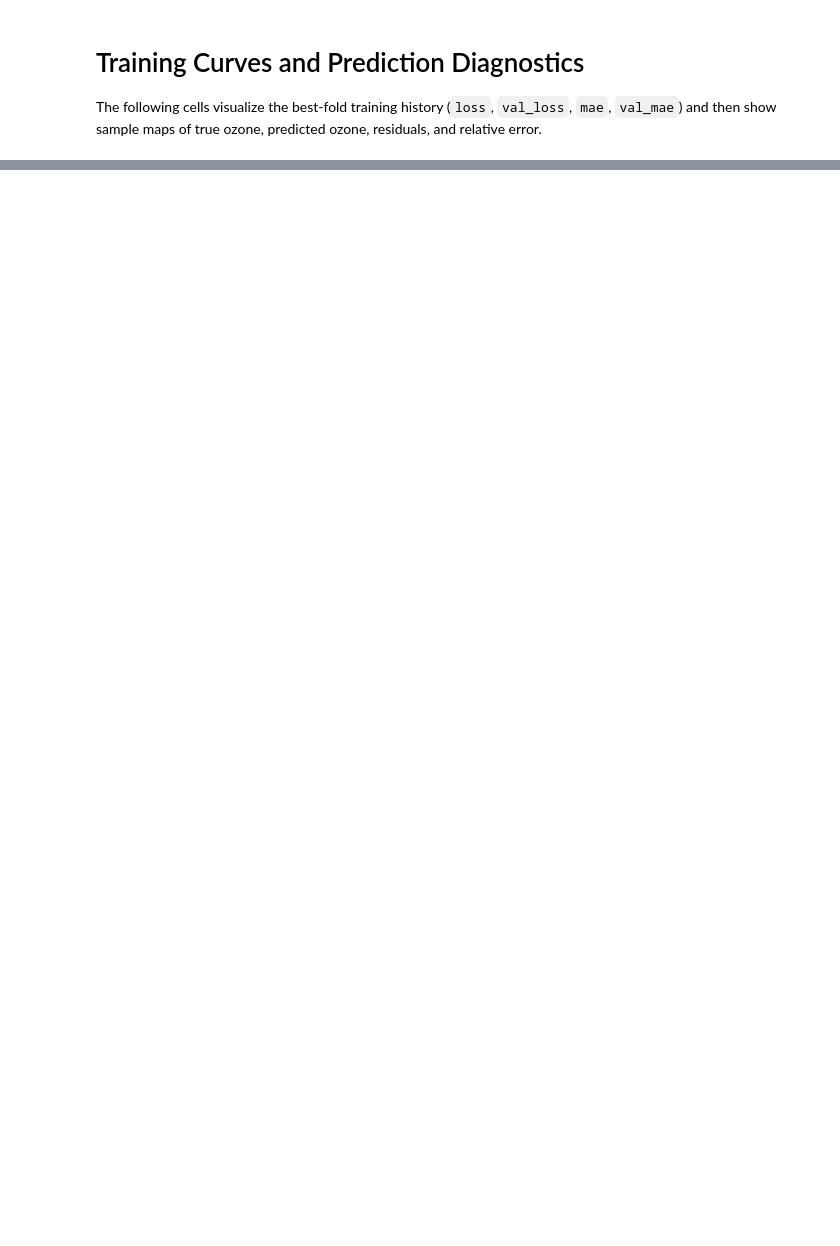
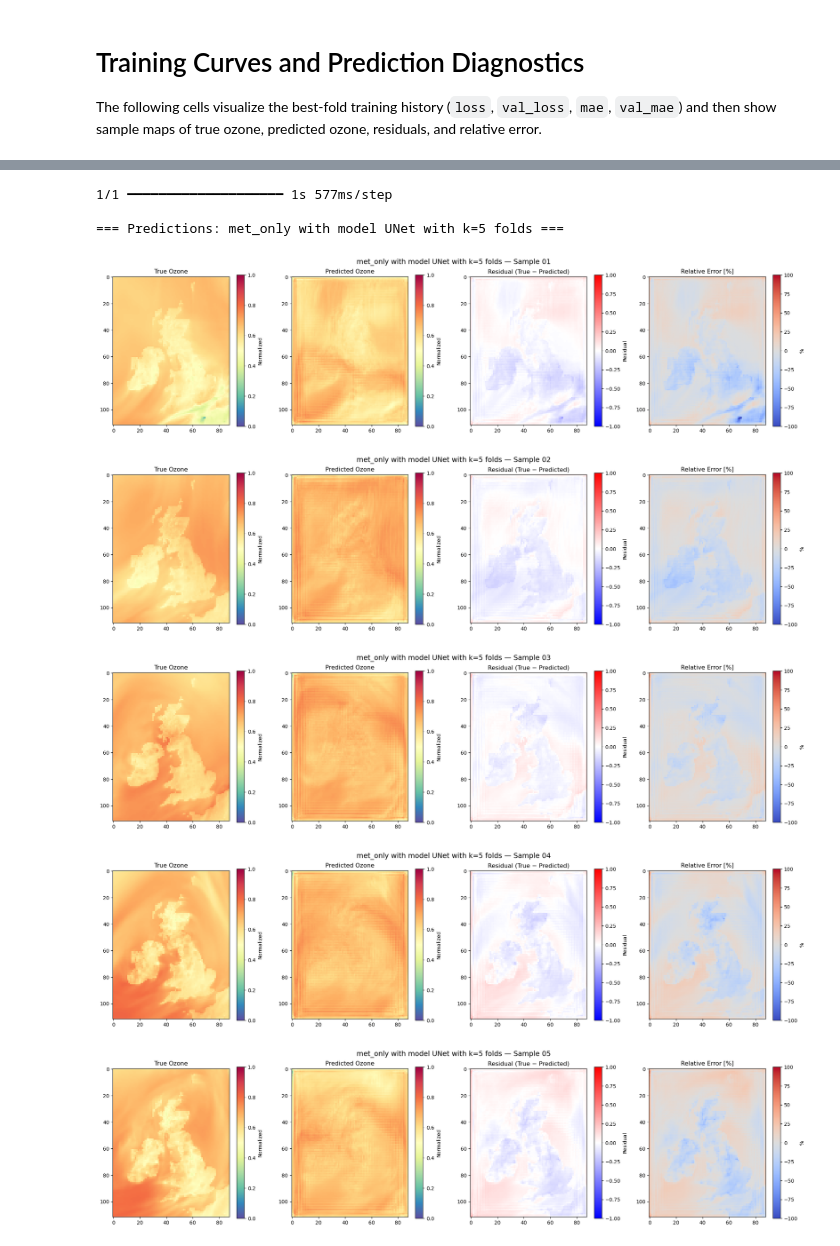
Before and after one commit to fmalavel/ML_MiniProject, a Jupyter notebook: Training_generic.ipynb, the cells around one changed output, grey strips where cells are left out. Drawn from its saved outputs; the diff is of its cells as text; code cells hidden in the pictures; blank space fills up the shorter version.

```diff
--- a/Training_generic.ipynb
+++ b/Training_generic.ipynb
@@ -569,36 +574,45 @@ for config_name, res in results.items():
     residual      = ytrue - pred
     relative_error = tf.where(
         ytrue != 0,
         100 * (residual / ytrue),
         tf.zeros_like(residual),
     )
 
     print(f"\n=== Predictions: {config_name} with model {model_type} with k={k_folds} folds ===")
     for i in range(n_show):
         fig, axes = plt.subplots(1, 4, figsize=(20, 5))
-        fig.suptitle(f"{config_name} with model {model_type} with k={k_folds} folds — Sample {i + 1}", fontsize=14)
+        fig.suptitle(f"{config_name} with model {model_type} with k={k_folds} folds — Sample {i + 1:02d}", fontsize=14)
 
         im0 = axes[0].imshow(ytrue[i, ::-1, :, 0].numpy(), vmin=0, vmax=1, cmap="Spectral_r")
         axes[0].set_title("True Ozone")
         plt.colorbar(im0, ax=axes[0], label="Normalized")
 
         im1 = axes[1].imshow(pred[i, ::-1, :, 0], vmin=0, vmax=1, cmap="Spectral_r")
         axes[1].set_title("Predicted Ozone")
         plt.colorbar(im1, ax=axes[1], label="Normalized")
 
         im2 = axes[2].imshow(residual[i, ::-1, :, 0].numpy(), vmin=-1, vmax=1, cmap="bwr")
         axes[2].set_title("Residual (True − Predicted)")
         plt.colorbar(im2, ax=axes[2], label="Residual")
 
         im3 = axes[3].imshow(relative_error[i, ::-1, :, 0].numpy(), vmin=-100, vmax=100, cmap="coolwarm")
         axes[3].set_title("Relative Error [%]")
         plt.colorbar(im3, ax=axes[3], label="%")
 
         plt.tight_layout()
         plt.show()
 
-if not is_running_in_notebook(): # only save visualisations in CLI
-    plot_name = f"{model_type}_model_{training_frequency}_{config_name}_kfold{int(k_folds)}_snapshots.png"
-    save_path = os.path.join(plots_path, plot_name)
-    plt.savefig(save_path)
-    print(f"Snapshots plot saved to: {save_path}")
+        if not is_running_in_notebook(): # only save visualisations in CLI
+            plot_name = f"{model_type}_model_{training_frequency}_{config_name}_kfold{int(k_folds)}_snapshots-{i + 1:02d}.png"
+            save_path = os.path.join(plot_path, plot_name)
+            plt.savefig(save_path)
+            print(f"Snapshots plot saved to: {save_path}")
+# %% [output]
+1/1 ━━━━━━━━━━━━━━━━━━━━ 1s 577ms/step
+
+=== Predictions: met_only with model UNet with k=5 folds ===
+[figure, added]
+[figure, added]
+[figure, added]
+[figure, added]
+[figure, added]
```
Also changed, not shown: parts of 4 cells of this notebook, 2 other files.
